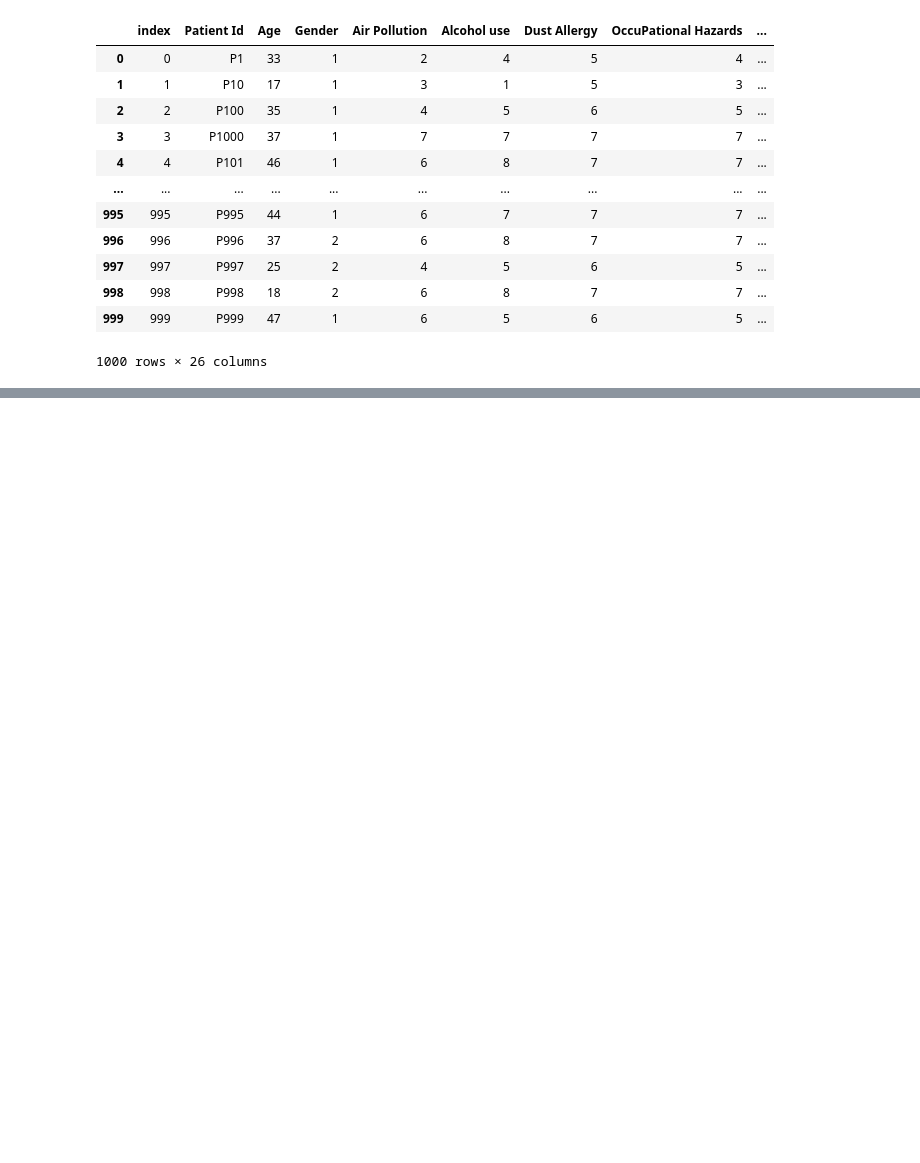
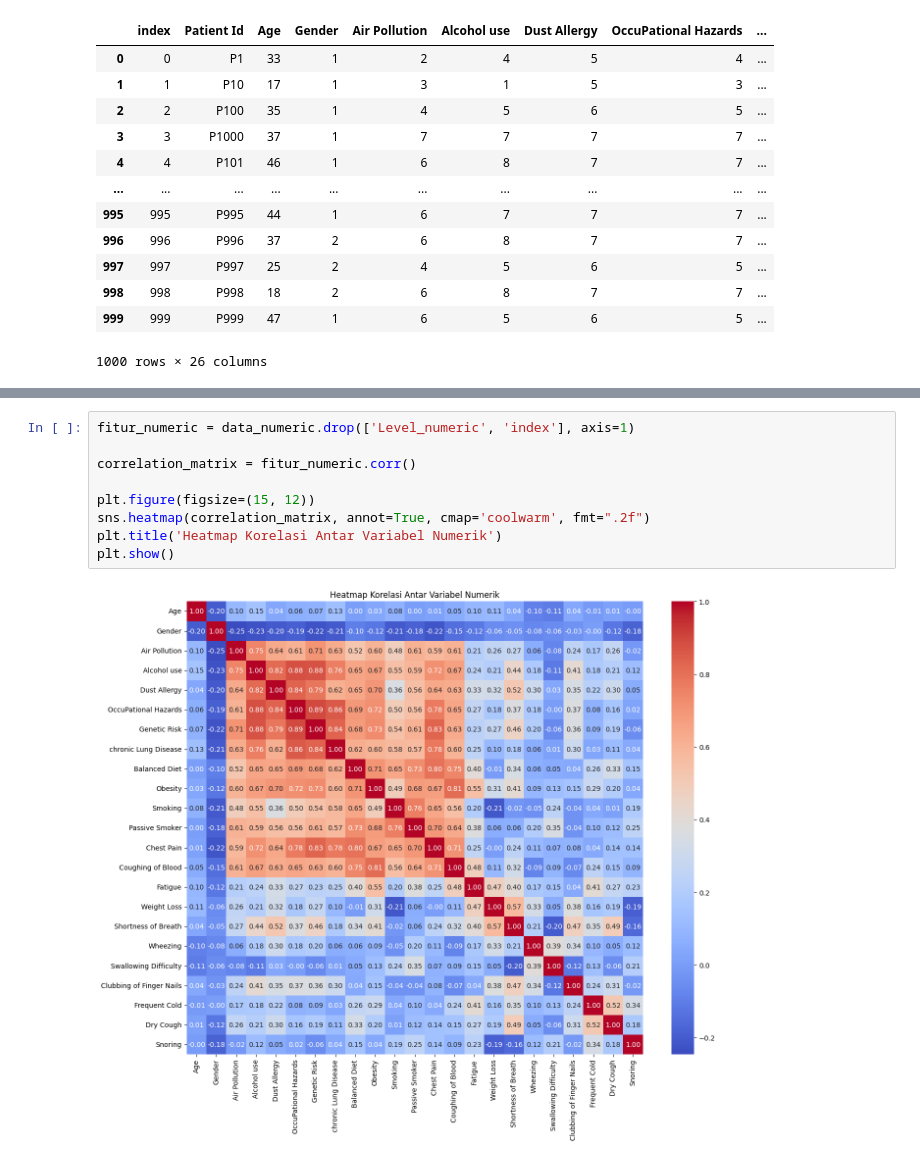
Before and after one commit to mazenbuk/intern, a Jupyter notebook: stunning.ipynb, the cells around one changed output, grey strips where cells are left out. Saved outputs shown, nothing was run; the diff lists cells and outputs as text; blank space fills up the shorter version.

```diff
--- a/stunning.ipynb
+++ b/stunning.ipynb
@@ -21,0 +69,11 @@ data
+# %%
+fitur_numeric = data_numeric.drop(['Level_numeric', 'index'], axis=1)
+
+correlation_matrix = fitur_numeric.corr()
+
+plt.figure(figsize=(15, 12))
+sns.heatmap(correlation_matrix, annot=True, cmap='coolwarm', fmt=".2f")
+plt.title('Heatmap Korelasi Antar Variabel Numerik')
+plt.show()
+# %% [output]
+[figure, added]
```
Also changed, not shown: parts of 19 cells of this notebook.
